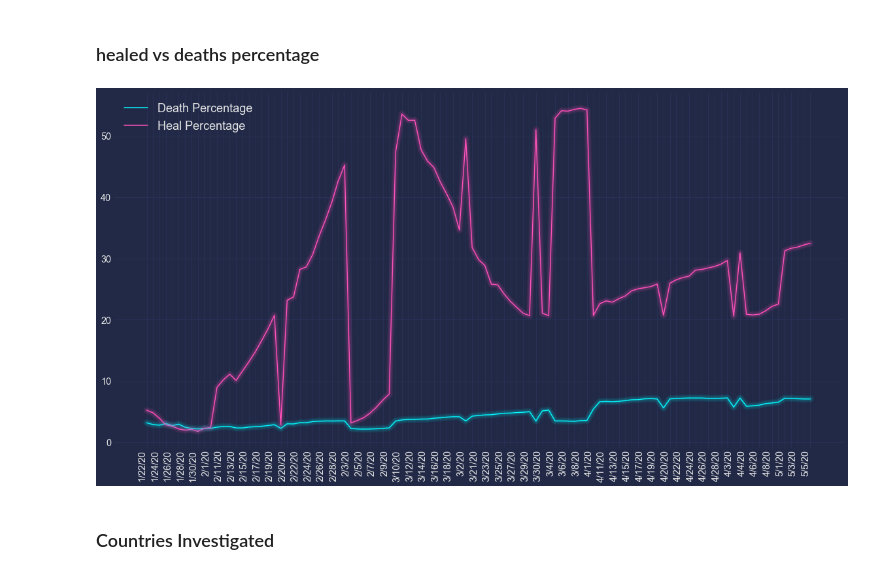
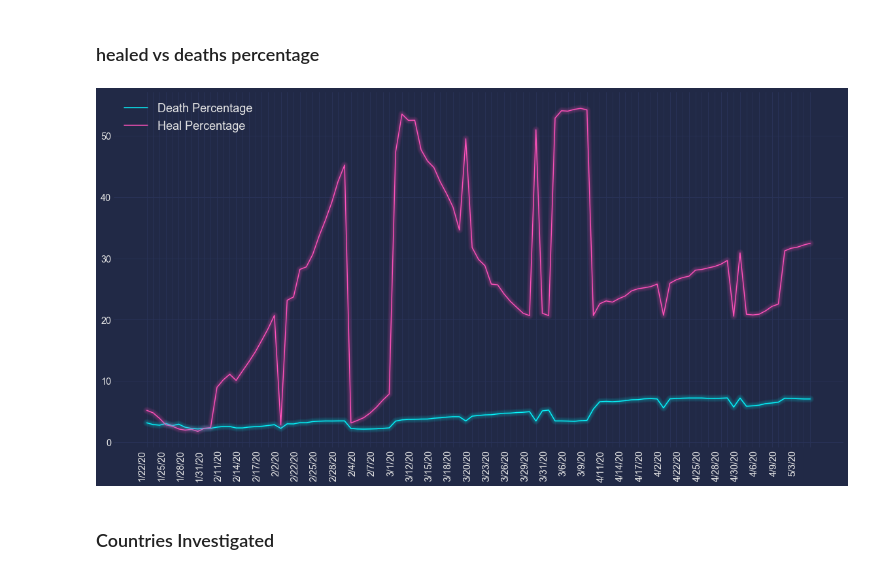
Before and after one commit to nlucian/covid19, a Jupyter notebook: BigDataProject_final.ipynb, the cells around one changed output. Cells and saved outputs as stored; diff of their text form; code cells hidden in the pictures.

Commit message:
fix of quarantine effects plot

```diff
--- a/BigDataProject_final.ipynb
+++ b/BigDataProject_final.ipynb
@@ -366,32 +364,32 @@ daily_sum.reset_index(level=0, inplace=True)
 # %%
 def plotHealDeathPercentage():
         plt.style.use("cyberpunk")
         fig = plt.figure(figsize=(20,10))
 
         plt.locator_params(axis='x', nbins=15)
 
         plt.plot(daily_sum['Date'], daily_sum['death_percentage'], label = 'Death Percentage')
         plt.plot(daily_sum['Date'], daily_sum['heal_percentage'], label = 'Heal Percentage')
 
         plt.legend(loc=2, prop={'size': 18})
         plt.xticks(rotation=90, ha='right', fontsize="x-large")
         plt.yticks(fontsize="x-large")
 
         ax = plt.gca()
         temp = ax.xaxis.get_ticklabels()
-        temp = list(set(temp) - set(temp[::2]))
+        temp = list(set(temp) - set(temp[::3]))
         for label in temp:
             label.set_visible(False)
 
 
         mplcyberpunk.make_lines_glow(ax)
 
 
         plt.show()
 
 plotHealDeathPercentage()
 # %% [output]
-[figure, old version]
+[figure, new version]
 # %% [markdown]
 ### Countries Investigated
 # %%
```
Also changed, not shown: parts of 4 cells of this notebook.
